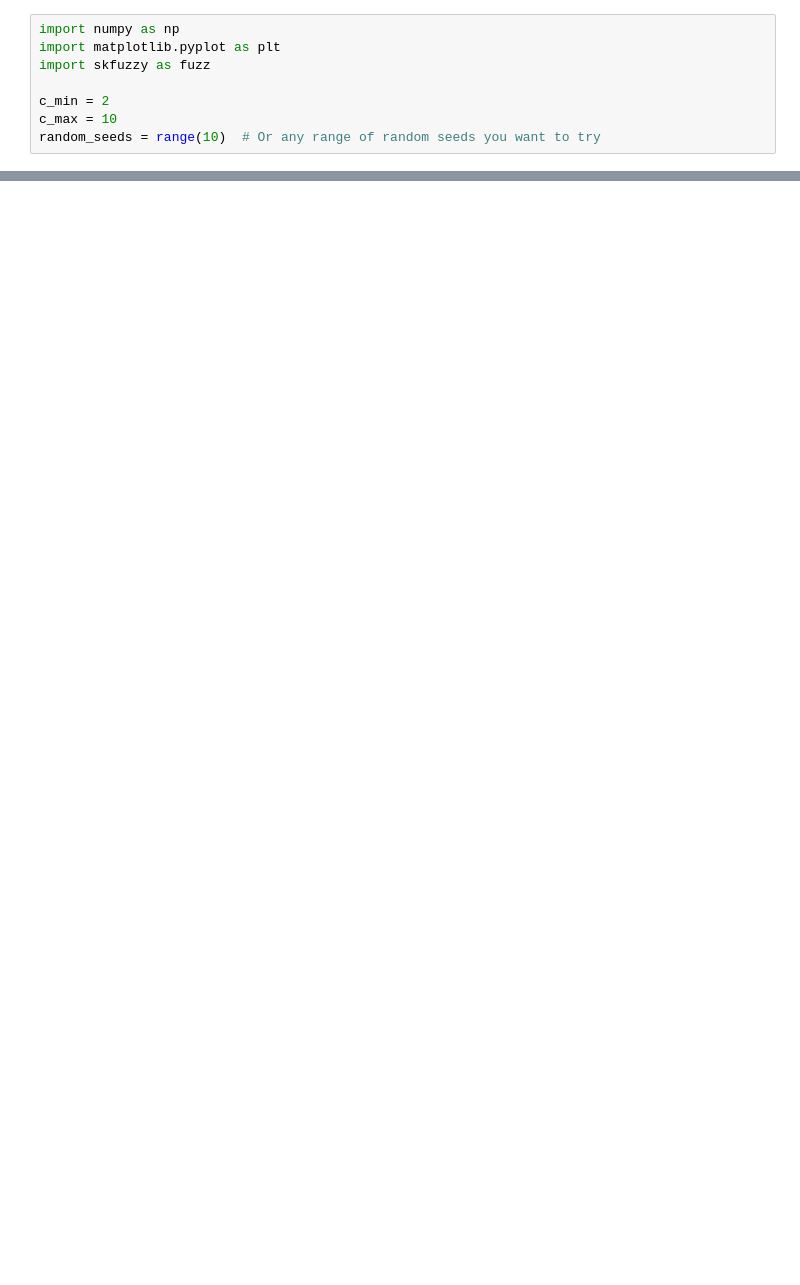
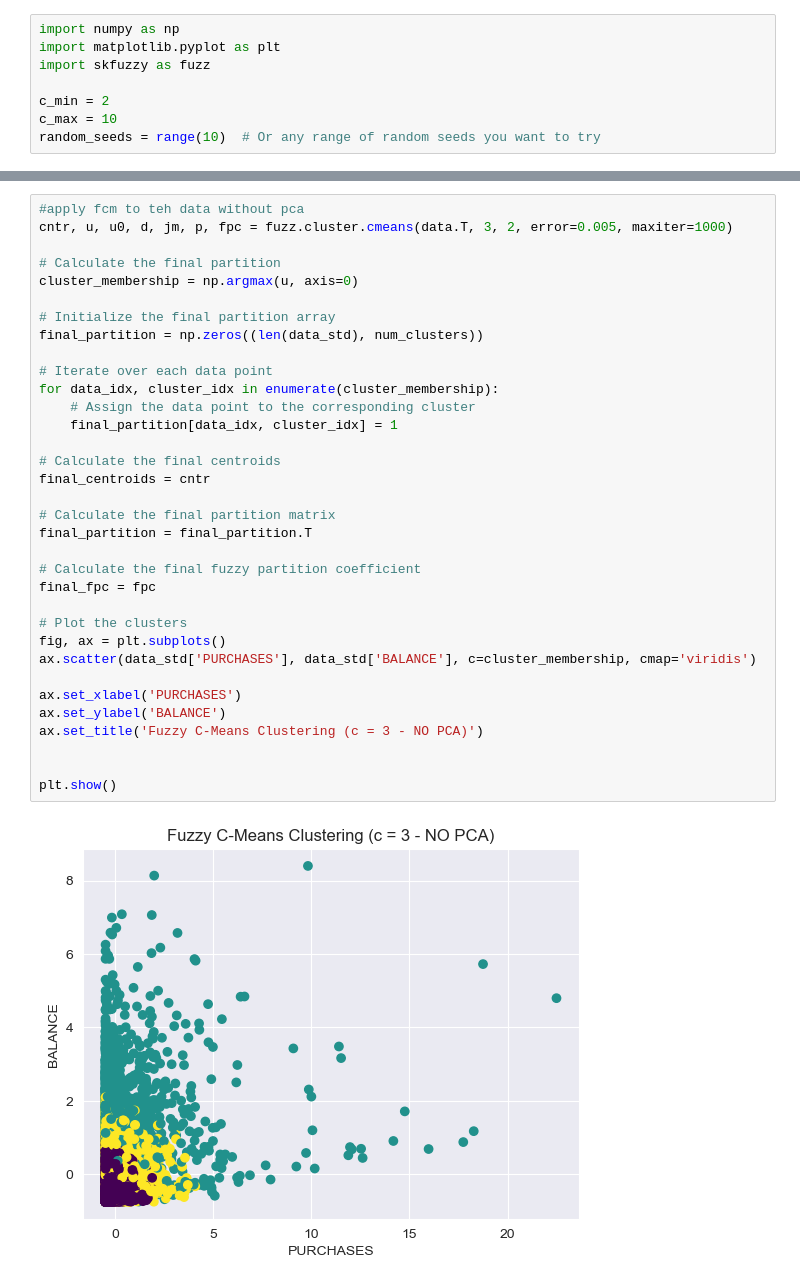
Before and after one commit to JoseDRomano/Credit-Card-Dataset-Clustering, a Jupyter notebook: FCM.ipynb, the cells around one changed output, grey strips where cells are left out. Drawn from its saved outputs; the diff is of its cells as text; blank space fills up the shorter version.

```diff
--- a/FCM.ipynb
+++ b/FCM.ipynb
@@ -115,0 +400,36 @@ tutorial).
+# %%
+#apply fcm to teh data without pca
+cntr, u, u0, d, jm, p, fpc = fuzz.cluster.cmeans(data.T, 3, 2, error=0.005, maxiter=1000)
+
+# Calculate the final partition
+cluster_membership = np.argmax(u, axis=0)
+
+# Initialize the final partition array
+final_partition = np.zeros((len(data_std), num_clusters))
+
+# Iterate over each data point
+for data_idx, cluster_idx in enumerate(cluster_membership):
+    # Assign the data point to the corresponding cluster
+    final_partition[data_idx, cluster_idx] = 1
+
+# Calculate the final centroids
+final_centroids = cntr
+
+# Calculate the final partition matrix
+final_partition = final_partition.T
+
+# Calculate the final fuzzy partition coefficient
+final_fpc = fpc
+
+# Plot the clusters
+fig, ax = plt.subplots()
+ax.scatter(data_std['PURCHASES'], data_std['BALANCE'], c=cluster_membership, cmap='viridis')
+
+ax.set_xlabel('PURCHASES')
+ax.set_ylabel('BALANCE')
+ax.set_title('Fuzzy C-Means Clustering (c = 3 - NO PCA)')
+
+
+plt.show()
+# %% [output]
+[figure, added]
```
Also changed, not shown: parts of 30 cells of this notebook, 9 other files.
